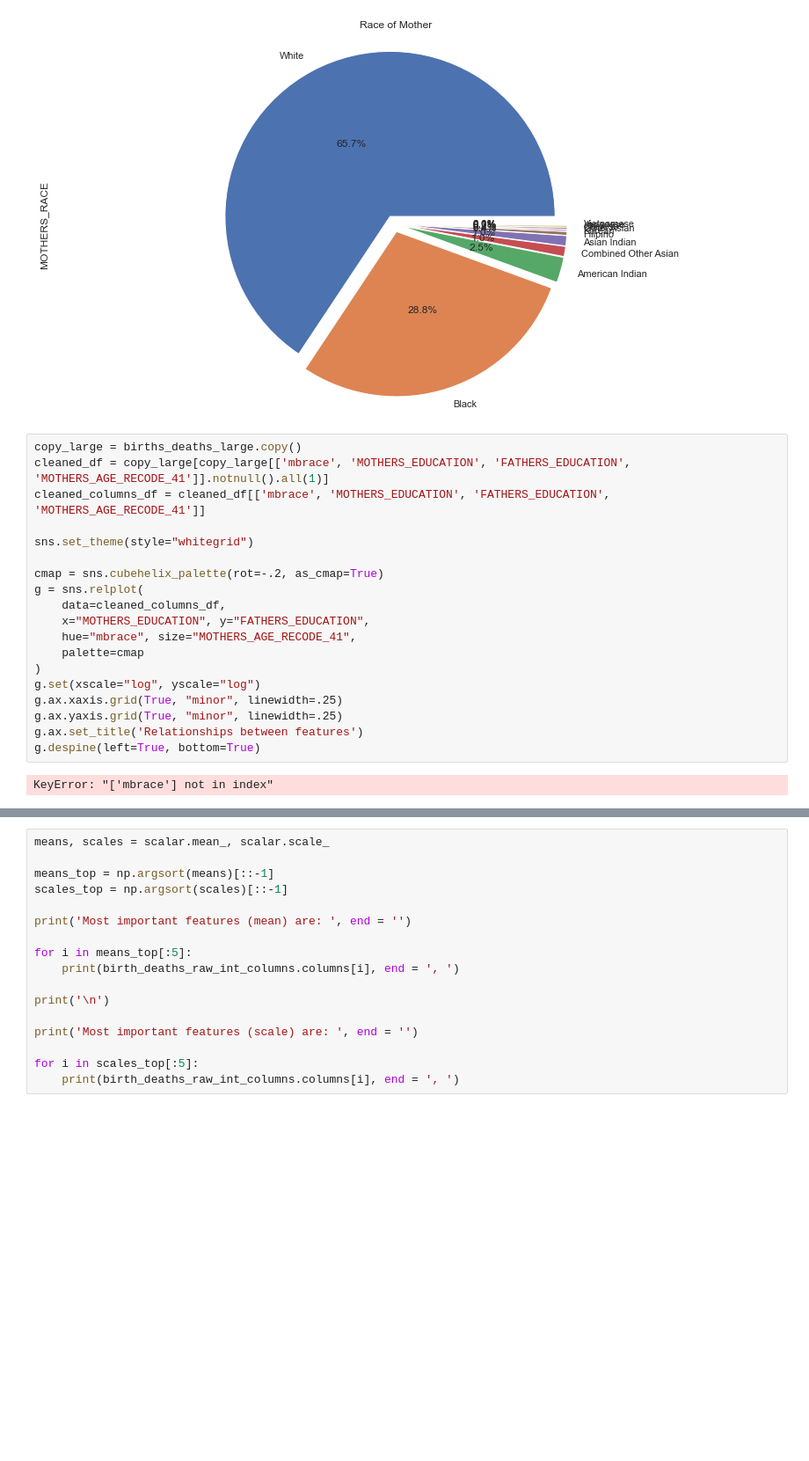
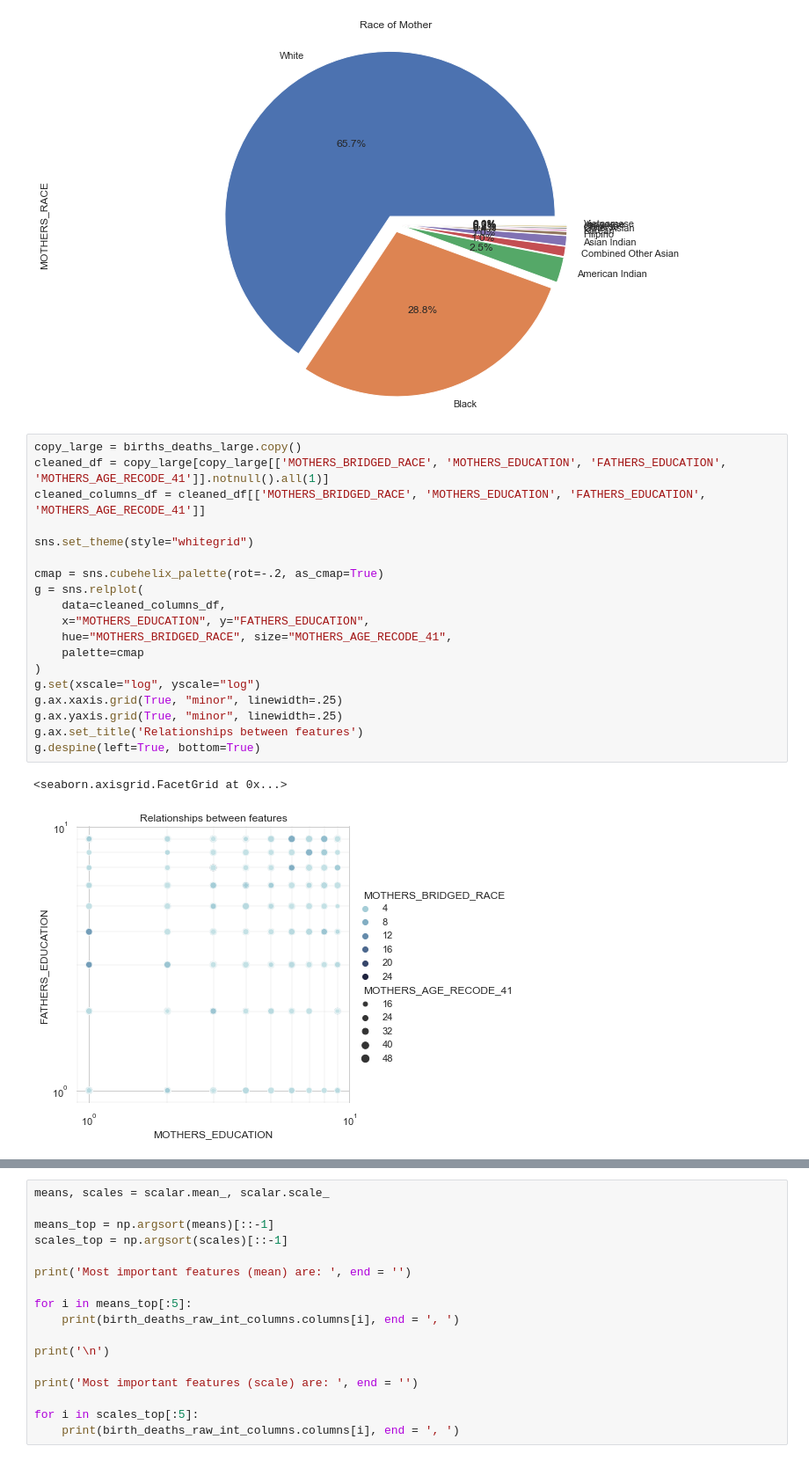
Before and after one commit to OliverCollins/team_32, a Jupyter notebook: ds4a.ipynb, the cells around one changed output, grey strips where cells are left out. Shown: that part at 88% size. Saved outputs shown, nothing was run; the diff lists cells and outputs as text; blank space fills up the shorter version.

Commit message:
graphs

```diff
--- a/ds4a.ipynb
+++ b/ds4a.ipynb
@@ -126,23 +128,24 @@ Text(0.5, 1.0, 'Race of Mother')
 [figure]
 # %%
 copy_large = births_deaths_large.copy()
-cleaned_df = copy_large[copy_large[['mbrace', 'MOTHERS_EDUCATION', 'FATHERS_EDUCATION', 'MOTHERS_AGE_RECODE_41']].notnull().all(1)]
-cleaned_columns_df = cleaned_df[['mbrace', 'MOTHERS_EDUCATION', 'FATHERS_EDUCATION', 'MOTHERS_AGE_RECODE_41']]
+cleaned_df = copy_large[copy_large[['MOTHERS_BRIDGED_RACE', 'MOTHERS_EDUCATION', 'FATHERS_EDUCATION', 'MOTHERS_AGE_RECODE_41']].notnull().all(1)]
+cleaned_columns_df = cleaned_df[['MOTHERS_BRIDGED_RACE', 'MOTHERS_EDUCATION', 'FATHERS_EDUCATION', 'MOTHERS_AGE_RECODE_41']]
 
 sns.set_theme(style="whitegrid")
 
 cmap = sns.cubehelix_palette(rot=-.2, as_cmap=True)
 g = sns.relplot(
     data=cleaned_columns_df,
     x="MOTHERS_EDUCATION", y="FATHERS_EDUCATION",
-    hue="mbrace", size="MOTHERS_AGE_RECODE_41",
+    hue="MOTHERS_BRIDGED_RACE", size="MOTHERS_AGE_RECODE_41",
     palette=cmap
 )
 g.set(xscale="log", yscale="log")
 g.ax.xaxis.grid(True, "minor", linewidth=.25)
 g.ax.yaxis.grid(True, "minor", linewidth=.25)
 g.ax.set_title('Relationships between features')
 g.despine(left=True, bottom=True)
 # %% [output]
-KeyError: "['mbrace'] not in index"
+<seaborn.axisgrid.FacetGrid at 0x...>
+[figure, added]
 # %%
```
Also changed, not shown: parts of 9 cells of this notebook.
